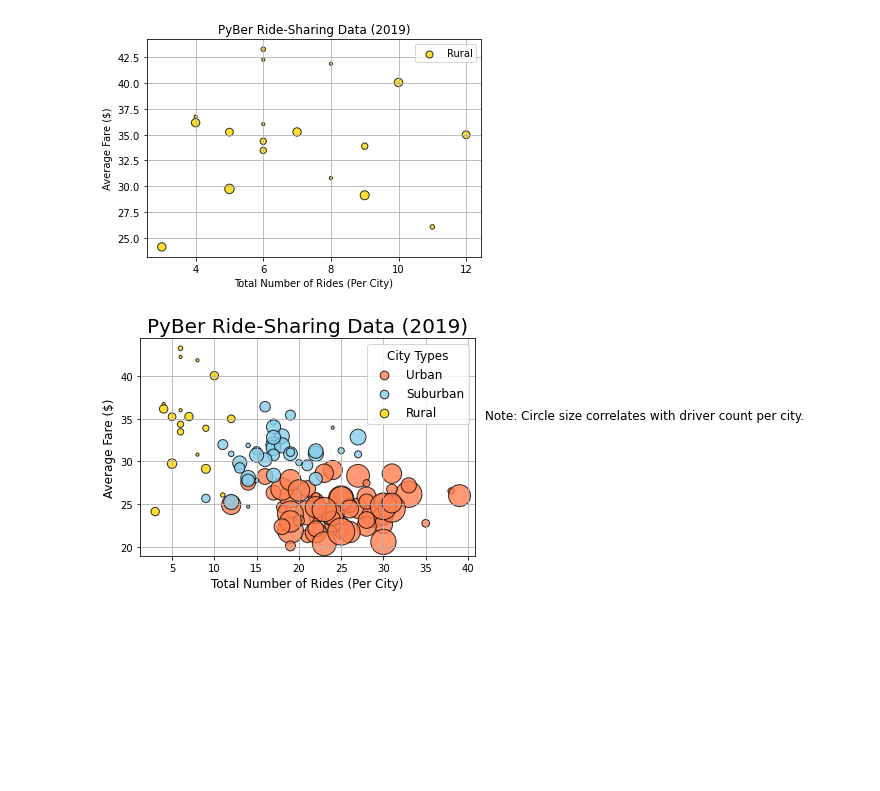
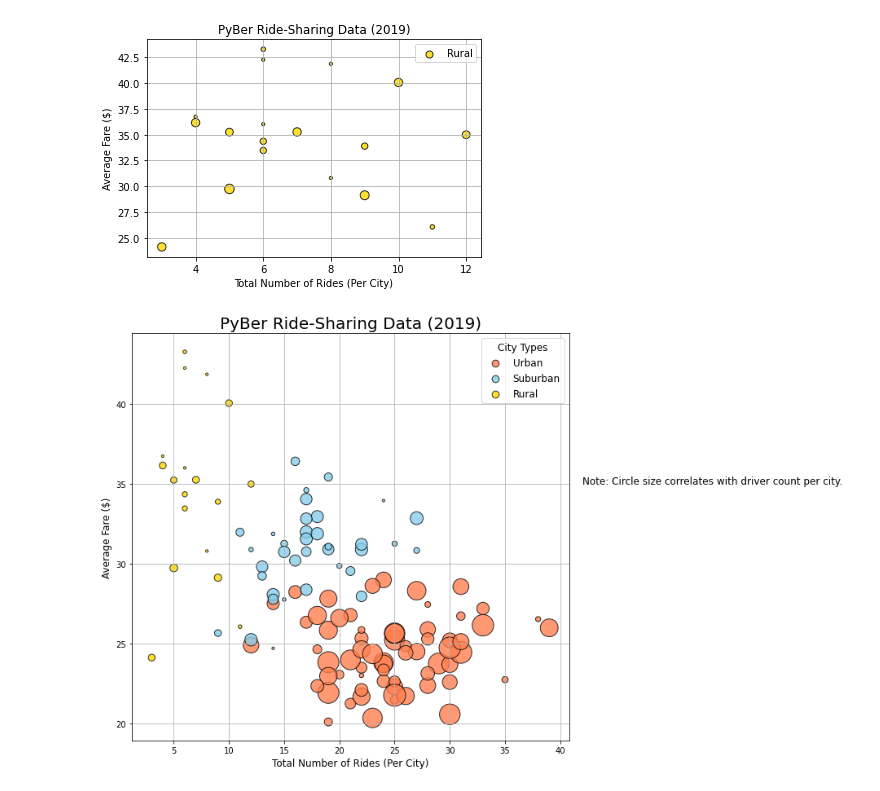
Before and after one commit to madbee99/PyBer_Analysis, a Jupyter notebook: PyBer.ipynb, the cells around one changed output. Saved outputs shown, nothing was run; the diff lists cells and outputs as text; code cells hidden in the pictures; blank space fills up the shorter version.

```diff
--- a/PyBer.ipynb
+++ b/PyBer.ipynb
@@ -233,6 +233,7 @@ plt.legend()
 [figure]
 # %%
 # Add the scatter charts for each type of city.
+plt.figure(figsize = (13,8))
 plt.scatter(urban_ride_count,
       urban_avg_fare,
       s=10*urban_driver_count, c="coral",
@@ -247,34 +248,35 @@ plt.scatter(suburban_ride_count,
 
 plt.scatter(rural_ride_count,
       rural_avg_fare,
       s=10*rural_driver_count, c="gold",
       edgecolor="black", linewidths=1,
       alpha=0.8, label="Rural")
 
 # Incorporate the other graph properties
 plt.title("PyBer Ride-Sharing Data (2019)", fontsize=20)
 plt.ylabel("Average Fare ($)", fontsize=12)
 plt.xlabel("Total Number of Rides (Per City)", fontsize=12)
 plt.grid(True)
 
 # Add the legend.
 lgnd = plt.legend(fontsize = "12", mode = "Expanded",
                  scatterpoints = 1, loc = "best", title = "City Types")
 lgnd.legendHandles[0]._sizes = [75]
 lgnd.legendHandles[1]._sizes = [75]
 lgnd.legendHandles[2]._sizes = [75]
 lgnd.get_title().set_fontsize(12)
 
 # Incorporate a text label about circle size.
 plt.text(42, 35, "Note: Circle size correlates with driver count per city.", fontsize="12")
 
+plt.tight_layout()
 # Save the figure.
 plt.savefig("analysis/Fig1.png")
 
 # Show the plot
 plt.show()
 # %% [output]
-[figure, old version]
+[figure, new version]
 # %%
 #Summary stats
 urban_cities_df.describe()
```
Also changed, not shown: parts of 27 cells of this notebook, 3 other files.
